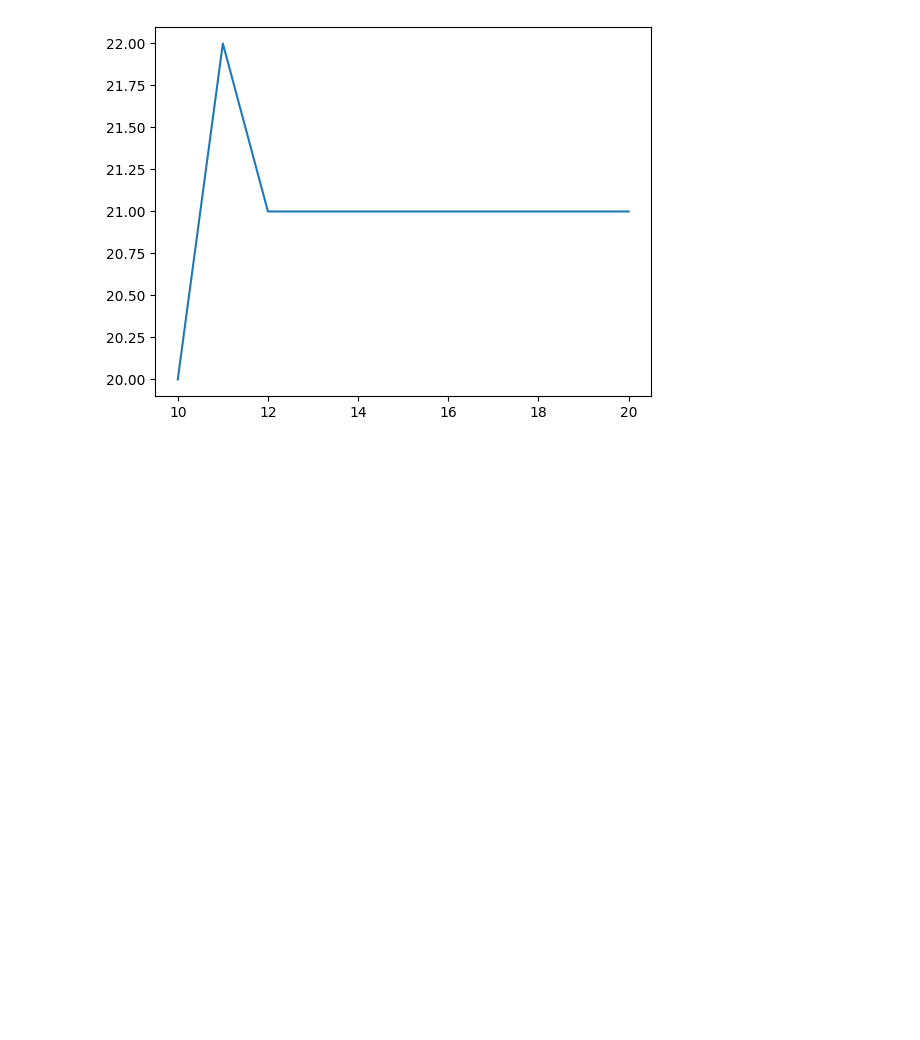
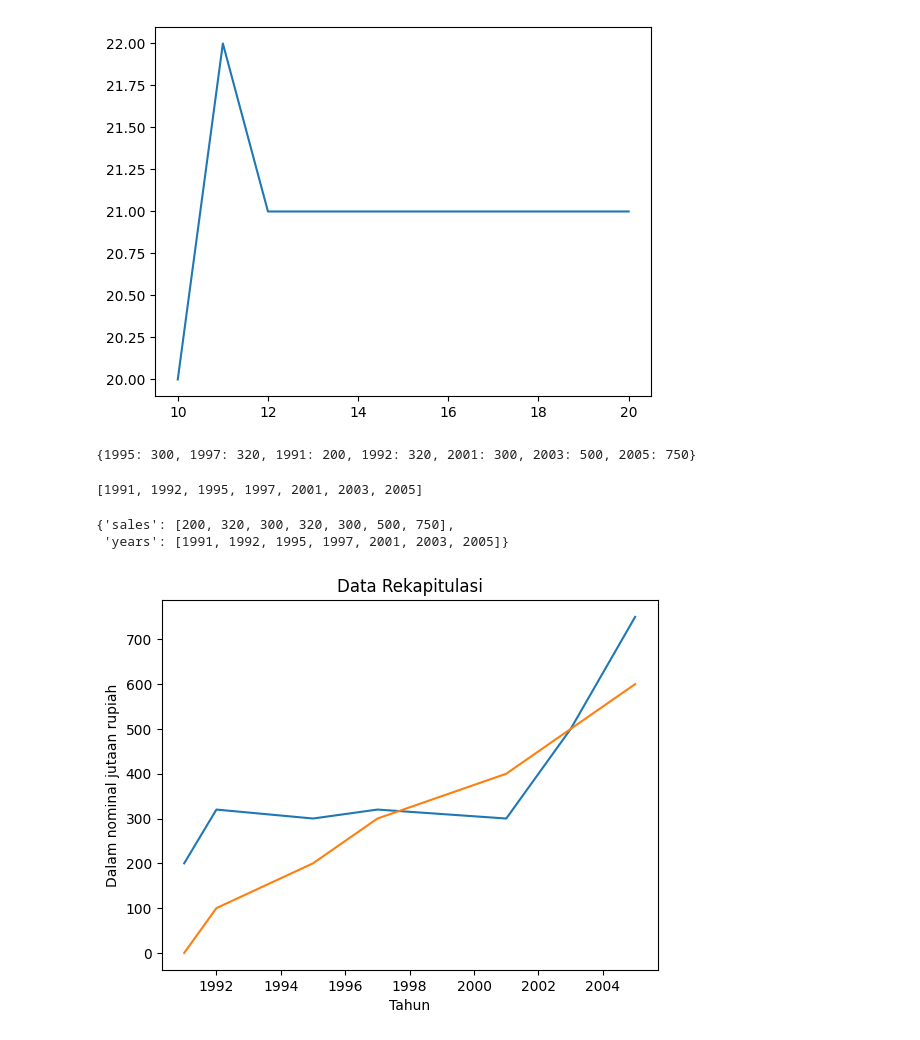
Before and after one commit to agungperdananto/Kecerdasan-Buatan, a Jupyter notebook: 107/Data Rekap.ipynb, the cells around one changed output. Drawn from its saved outputs; the diff is of its cells as text; code cells hidden in the pictures; blank space fills up the shorter version.

Commit message:
update: plotting data graph

```diff
--- a/107/Data Rekap.ipynb
+++ b/107/Data Rekap.ipynb
@@ -14,0 +72,37 @@ plt.show()
+# %%
+# mapping data {tahun: penjualan}
+data_map = {data["tahun"]: data["penjualan"] for data in data_rekap}
+data_map
+# %% [output]
+{1995: 300, 1997: 320, 1991: 200, 1992: 320, 2001: 300, 2003: 500, 2005: 750}
+# %%
+# sorting years
+years = list(data_map.keys())
+years.sort()
+years
+# %% [output]
+[1991, 1992, 1995, 1997, 2001, 2003, 2005]
+# %%
+data_graph = {}
+for year in years:
+    sales_list = data_graph.get("sales",[])
+    years_list = data_graph.get("years", [])
+    years_list.append(year)
+    sales_list.append(data_map[year])
+    data_graph["sales"] = sales_list
+    data_graph["years"] = years_list
+
+data_graph
+# %% [output]
+{'sales': [200, 320, 300, 320, 300, 500, 750],
+ 'years': [1991, 1992, 1995, 1997, 2001, 2003, 2005]}
+# %%
+plt.plot(data_graph["years"], data_graph["sales"], label="penjualan")
+plt.plot(data_graph["years"], [i * 100 for i in range(len(years))], label="dummy")
+
+plt.xlabel("Tahun")
+plt.ylabel("Dalam nominal jutaan rupiah")
+plt.title("Data Rekapitulasi")
+plt.show()
+# %% [output]
+[figure, added]
```
Also changed, not shown: parts of 3 cells of this notebook.
